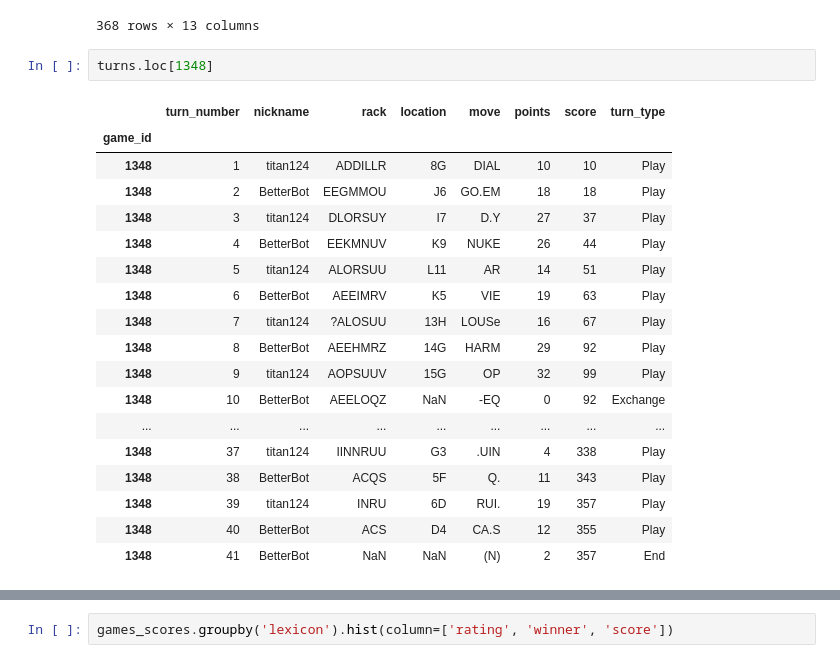
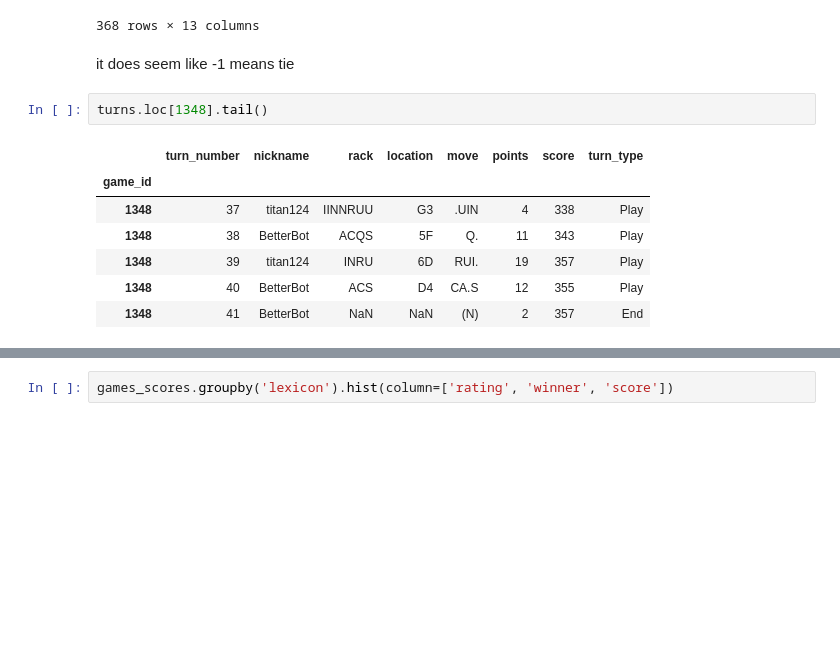
Before and after one commit to CatGuy1300/scrabble, a Jupyter notebook: notebooks/EDA.ipynb, the cells around one changed output, grey strips where cells are left out. Drawn from its saved outputs; the diff is of its cells as text; blank space fills up the shorter version.

```diff
--- a/notebooks/EDA.ipynb
+++ b/notebooks/EDA.ipynb
@@ -106,22 +140,13 @@ games_scores[games_scores['winner'] == -1]
 | 72643 | TT9000 | regular | STANDARD | -1 | NWL20 | 900 | ... |
 | 72643 | TT9000 | regular | STANDARD | -1 | NWL20 | 900 | ... |
 368 rows × 13 columns
+# %% [markdown]
+it does seem like -1 means tie
 # %%
-turns.loc[1348]
+turns.loc[1348].tail()
 # %% [output]
 |  | turn_number | nickname | rack | location | move | points | score | turn_type |
 | game_id |  |  |  |  |  |  |  |  |
-| 1348 | 1 | titan124 | ADDILLR | 8G | DIAL | 10 | 10 | Play |
-| 1348 | 2 | BetterBot | EEGMMOU | J6 | GO.EM | 18 | 18 | Play |
-| 1348 | 3 | titan124 | DLORSUY | I7 | D.Y | 27 | 37 | Play |
-| 1348 | 4 | BetterBot | EEKMNUV | K9 | NUKE | 26 | 44 | Play |
-| 1348 | 5 | titan124 | ALORSUU | L11 | AR | 14 | 51 | Play |
-| 1348 | 6 | BetterBot | AEEIMRV | K5 | VIE | 19 | 63 | Play |
-| 1348 | 7 | titan124 | ?ALOSUU | 13H | LOUSe | 16 | 67 | Play |
-| 1348 | 8 | BetterBot | AEEHMRZ | 14G | HARM | 29 | 92 | Play |
-| 1348 | 9 | titan124 | AOPSUUV | 15G | OP | 32 | 99 | Play |
-| 1348 | 10 | BetterBot | AEELOQZ | NaN | -EQ | 0 | 92 | Exchange |
-| ... | ... | ... | ... | ... | ... | ... | ... | ... |
 | 1348 | 37 | titan124 | IINNRUU | G3 | .UIN | 4 | 338 | Play |
 | 1348 | 38 | BetterBot | ACQS | 5F | Q. | 11 | 343 | Play |
 | 1348 | 39 | titan124 | INRU | 6D | RUI. | 19 | 357 | Play |
```
Also changed, not shown: parts of 57 cells of this notebook, 8 other files.
